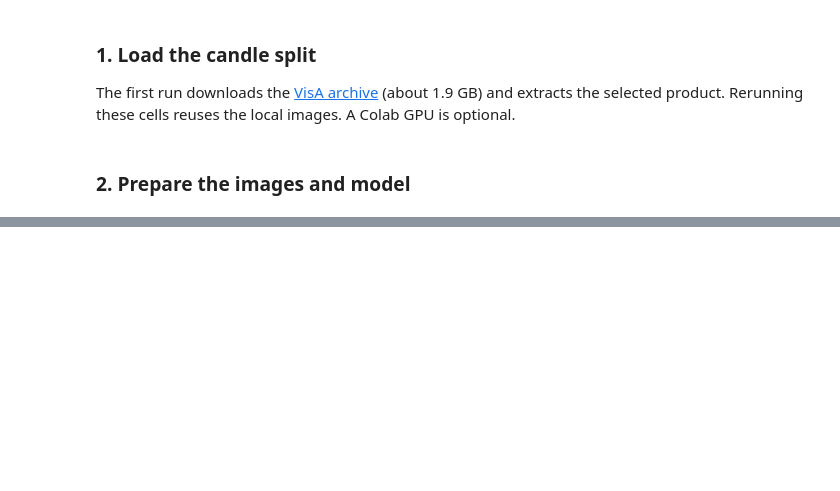
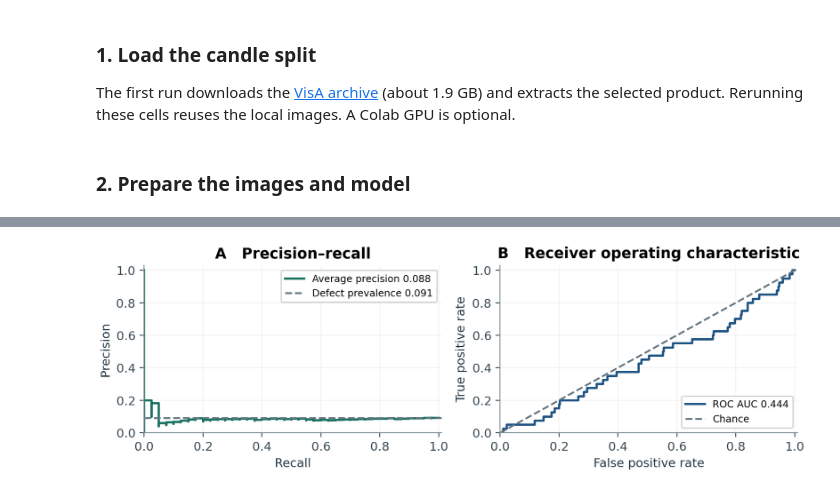
Before and after one commit to Brafied/defect-detection-active-learning, a Jupyter notebook: visa_resnet18_baseline.ipynb, the cells around one changed output, grey strips where cells are left out. Drawn from its saved outputs; the diff is of its cells as text; code cells hidden in the pictures; blank space fills up the shorter version.

```diff
--- a/visa_resnet18_baseline.ipynb
+++ b/visa_resnet18_baseline.ipynb
@@ -108,0 +192,16 @@ for epoch in range(epoch_count):
+# %%
+# Figure 2: Final precision–recall and ROC curves
+fig, (pr,roc) = plt.subplots(1,2,figsize=(8.1,2.62),layout="constrained")
+prec,rec,_=precision_recall_curve(y,score)
+pr.step(rec[::-1],prec[::-1],where="pre",lw=1.8,color=green,label=f"Average precision {ap:.3f}")
+pr.axhline(y.mean(),color=gray,ls="--",label=f"Defect prevalence {y.mean():.3f}")
+pr.set(title="A   Precision–recall",xlabel="Recall",ylabel="Precision")
+fpr,tpr,_=roc_curve(y,score)
+roc.plot(fpr,tpr,color=blue,lw=1.8,label=f"ROC AUC {auc:.3f}")
+roc.plot([0,1],[0,1],"--",color=gray,label="Chance")
+roc.set(title="B   Receiver operating characteristic",xlabel="False positive rate",ylabel="True positive rate")
+for ax in (pr,roc):
+    ax.set(xlim=(0,1.01),ylim=(0,1.03)); ax.legend(frameon=True,framealpha=.9,fontsize=8,loc="upper right" if ax is pr else "lower right"); ax.grid(alpha=.13)
+display_figure(fig,"figure_2_precision_recall_roc.png")
+# %% [output]
+[figure, added]
```
Also changed, not shown: parts of 11 cells of this notebook, 6 other files.
